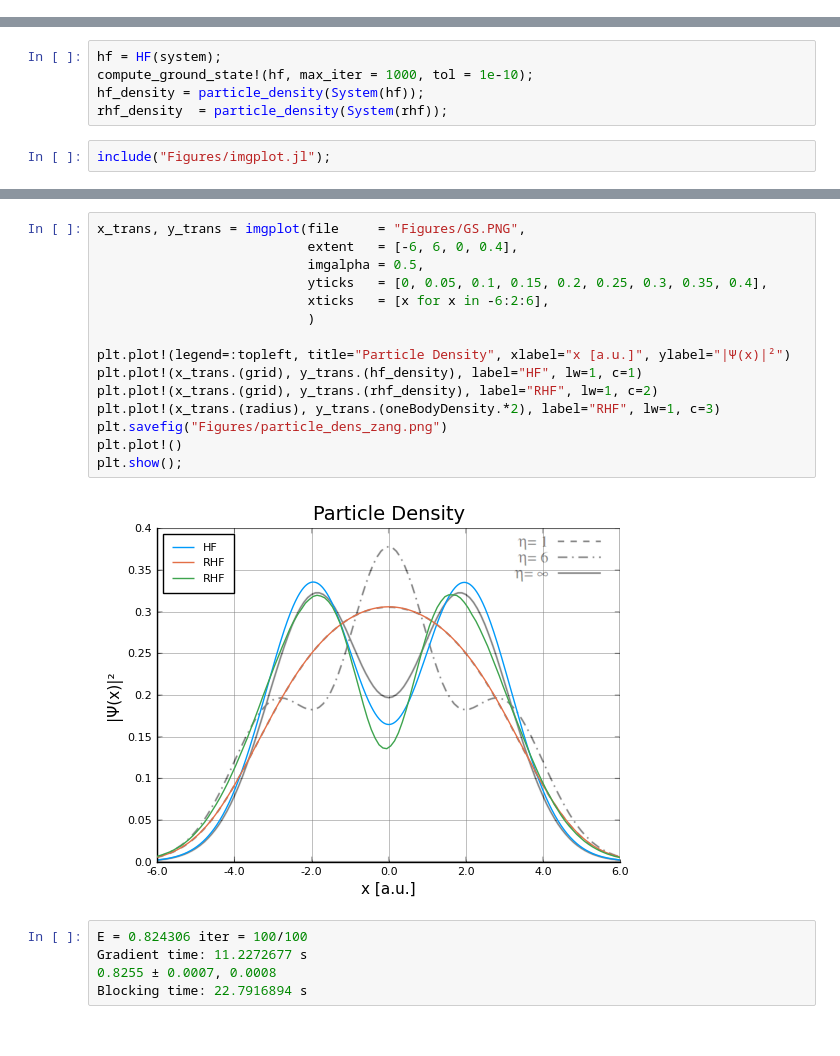
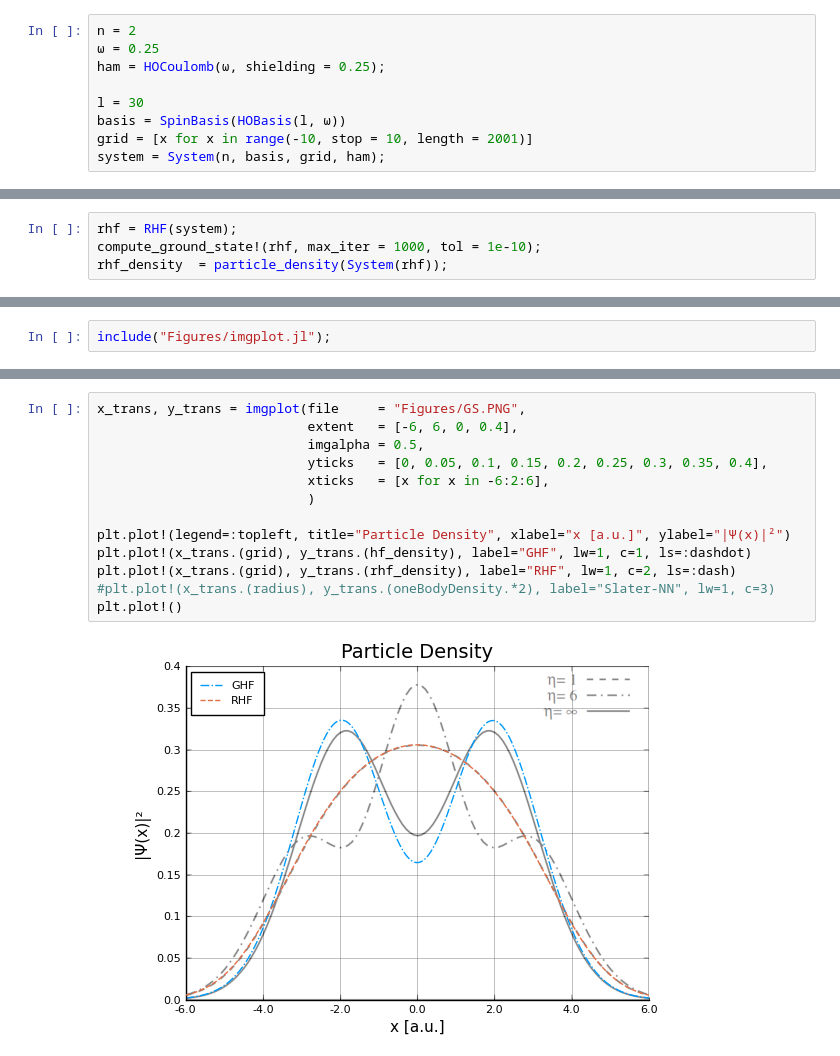
Before and after one commit to KarlHenrik/ComputationalPhysicsMaster, a Jupyter notebook: Code/OrbitalNeuralMethods/Results/GS_Energy/VMC_Energy/N2_Energy.ipynb, the cells around one changed output, grey strips where cells are left out. Cells and saved outputs as stored; diff of their text form.

```diff
--- a/Code/OrbitalNeuralMethods/Results/GS_Energy/VMC_Energy/N2_Energy.ipynb
+++ b/Code/OrbitalNeuralMethods/Results/GS_Energy/VMC_Energy/N2_Energy.ipynb
@@ -126,19 +151,27 @@ round((0.82488 - 0.8247) / 0.8247, digits=4)
 # %% [markdown]
 ### Density
+# %%
+n = 2
+ω = 0.25
+ham = HOCoulomb(ω, shielding = 0.25);
+
+l = 30
+basis = SpinBasis(HOBasis(l, ω))
+grid = [x for x in range(-10, stop = 10, length = 2001)]
+system = System(n, basis, grid, ham);
 # %%
 hf = HF(system)
 hf = compute_ground_state!(hf, max_iter = 1000, tol = 1e-10, verbose=0);
 hf_dens = particle_density(System(hf));
+# %%
+rhf = RHF(system);
+compute_ground_state!(rhf, max_iter = 1000, tol = 1e-10);
+rhf_density  = particle_density(System(rhf));
 # %%
 import Plots as plt
 plt.pyplot()
 # %% [output]
 Plots.PyPlotBackend()
-# %%
-hf = HF(system);
-compute_ground_state!(hf, max_iter = 1000, tol = 1e-10);
-hf_density = particle_density(System(hf));
-rhf_density  = particle_density(System(rhf));
 # %%
 include("Figures/imgplot.jl");
 # %%
@@ -148,22 +191,15 @@ ob_result = onebody(wf32, ham, metro, start = -10, stop = 10, length = 200, nthr
 # %%
 x_trans, y_trans = imgplot(file     = "Figures/GS.PNG",
                            extent   = [-6, 6, 0, 0.4],
                            imgalpha = 0.5,
                            yticks   = [0, 0.05, 0.1, 0.15, 0.2, 0.25, 0.3, 0.35, 0.4],
                            xticks   = [x for x in -6:2:6],
                            )
 
 plt.plot!(legend=:topleft, title="Particle Density", xlabel="x [a.u.]", ylabel="|Ψ(x)|²")
-plt.plot!(x_trans.(grid), y_trans.(hf_density), label="HF", lw=1, c=1)
-plt.plot!(x_trans.(grid), y_trans.(rhf_density), label="RHF", lw=1, c=2)
-plt.plot!(x_trans.(radius), y_trans.(oneBodyDensity.*2), label="RHF", lw=1, c=3)
-plt.savefig("Figures/particle_dens_zang.png")
+plt.plot!(x_trans.(grid), y_trans.(hf_density), label="GHF", lw=1, c=1, ls=:dashdot)
+plt.plot!(x_trans.(grid), y_trans.(rhf_density), label="RHF", lw=1, c=2, ls=:dash)
+#plt.plot!(x_trans.(radius), y_trans.(oneBodyDensity.*2), label="Slater-NN", lw=1, c=3)
 plt.plot!()
-plt.show();
 # %% [output]
-[figure, old version]
+[figure, new version]
-# %%
-E = 0.824306 iter = 100/100
-Gradient time: 11.2272677 s
-0.8255 ± 0.0007, 0.0008
-Blocking time: 22.7916894 s
```
Also changed, not shown: parts of 17 cells of this notebook, 30 other files.
